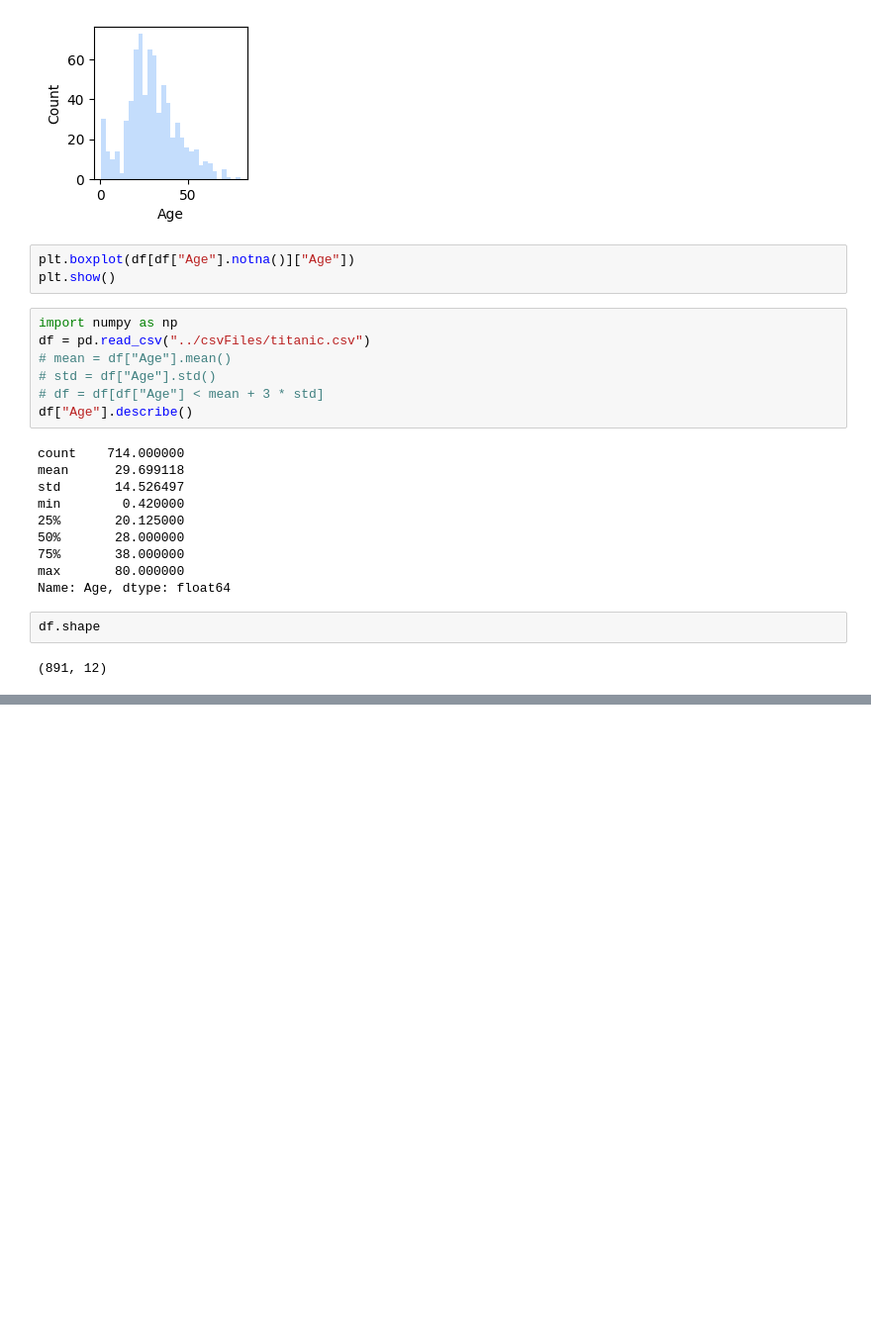
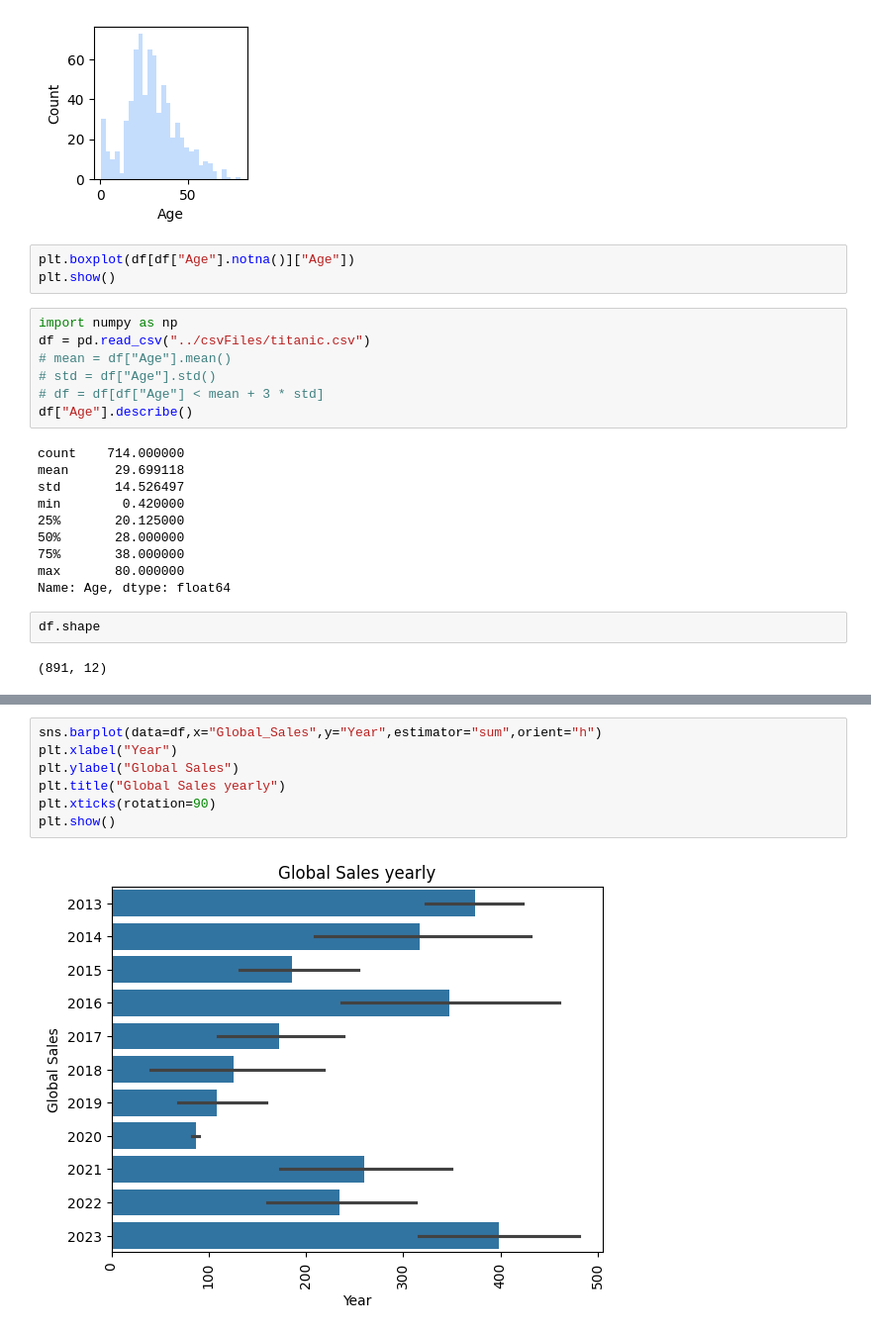
Before and after one commit to hitesh0404/Python, a Jupyter notebook: Batch337/jupyterNotebooks/learningMatplotLib.ipynb, the cells around one changed output, grey strips where cells are left out. Shown at 99% size. Drawn from its saved outputs; the diff is of its cells as text; blank space fills up the shorter version.

```diff
--- a/Batch337/jupyterNotebooks/learningMatplotLib.ipynb
+++ b/Batch337/jupyterNotebooks/learningMatplotLib.ipynb
@@ -113,0 +249,9 @@ print (filtered)
+# %%
+sns.barplot(data=df,x="Global_Sales",y="Year",estimator="sum",orient="h")
+plt.xlabel("Year")
+plt.ylabel("Global Sales")
+plt.title("Global Sales yearly")
+plt.xticks(rotation=90)
+plt.show()
+# %% [output]
+[figure, added]
```
Also changed, not shown: parts of 20 cells of this notebook, 3 other files.
